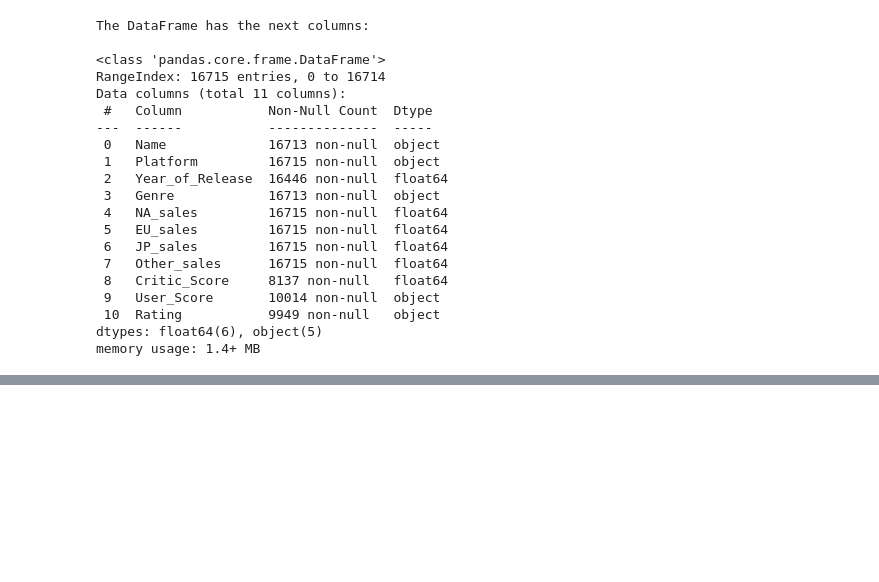
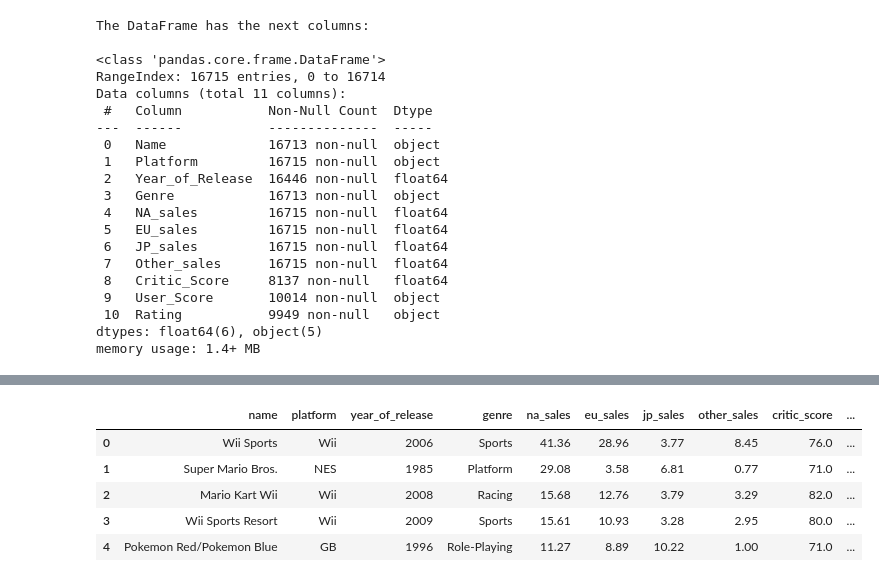
Before and after one commit to JimenaMaSuMu/VideoGameProject, a Jupyter notebook: code.ipynb, the cells around one changed output, grey strips where cells are left out. Cells and saved outputs as stored; diff of their text form; code cells hidden in the pictures; blank space fills up the shorter version.

```diff
--- a/code.ipynb
+++ b/code.ipynb
@@ -58,0 +75,8 @@ IntCastingNaNError: Cannot convert non-finite values (NA or inf) to integer
+# %%
+print("The two rows with NaN value in the column name are:\n",games[games['name'].isna()])
+print("The two rows with NaN value in the column genre are:\n",games[games['genre'].isna()])
+games.fillna({'name':'NA'},inplace=True)
+games.fillna({'genre':'NA'},inplace=True)
+print('Now the NaN values in name is:',games['name'].isna().sum())
+print('Now the NaN values in genre is:',games['genre'].isna().sum())
+#games.info()
@@ -58,0 +185,11 @@ IntCastingNaNError: Cannot convert non-finite values (NA or inf) to integer
+# %%
+#Totals of sales.
+games['total_sales']=games['na_sales']+games['eu_sales']+games['jp_sales']+games['other_sales']
+games.head()
+# %% [output]
+|  | name | platform | year_of_release | genre | na_sales | eu_sales | jp_sales | other_sales | critic_score | ... |
+| 0 | Wii Sports | Wii | 2006 | Sports | 41.36 | 28.96 | 3.77 | 8.45 | 76.0 | ... |
+| 1 | Super Mario Bros. | NES | 1985 | Platform | 29.08 | 3.58 | 6.81 | 0.77 | 71.0 | ... |
+| 2 | Mario Kart Wii | Wii | 2008 | Racing | 15.68 | 12.76 | 3.79 | 3.29 | 82.0 | ... |
+| 3 | Wii Sports Resort | Wii | 2009 | Sports | 15.61 | 10.93 | 3.28 | 2.95 | 80.0 | ... |
+| 4 | Pokemon Red/Pokemon Blue | GB | 1996 | Role-Playing | 11.27 | 8.89 | 10.22 | 1.00 | 71.0 | ... |
```
Also changed, not shown: parts of 18 cells of this notebook.
